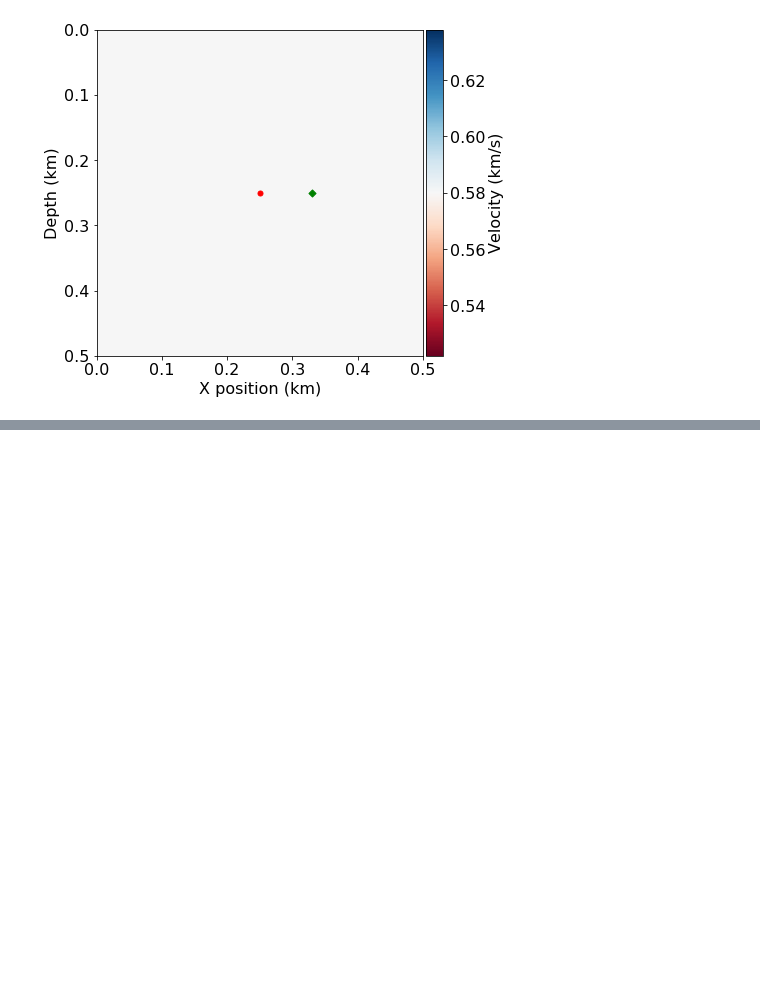
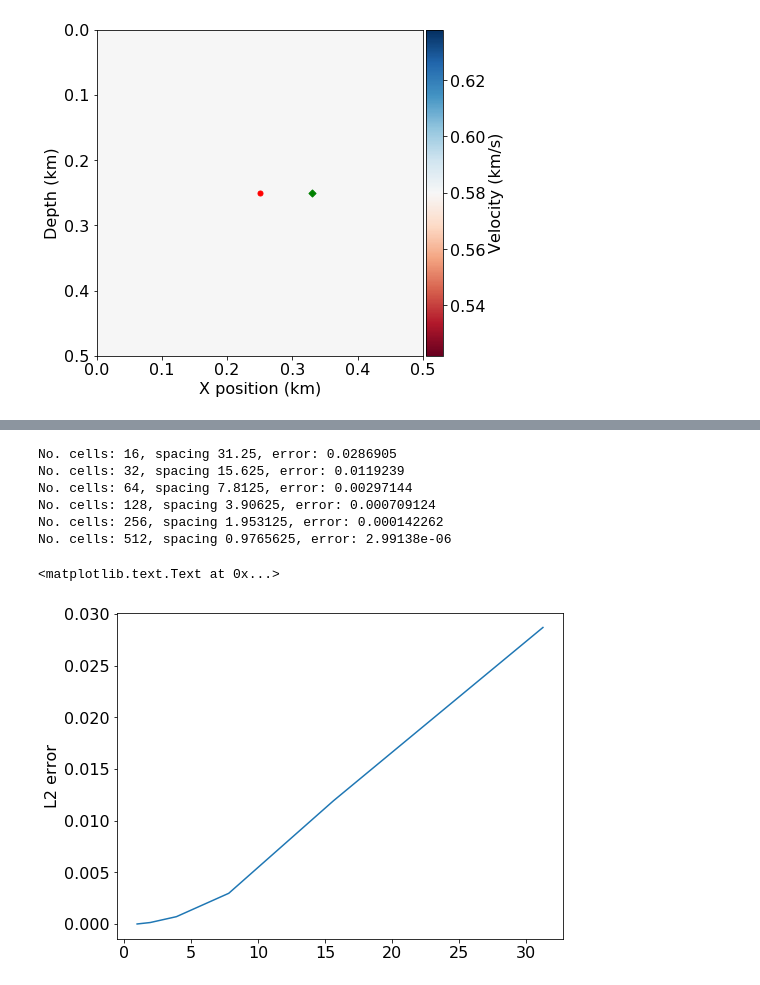
Before and after one commit to gamdow/devito, a Jupyter notebook: examples/seismic/convergence.ipynb, the cells around one changed output, grey strips where cells are left out. Cells and saved outputs as stored; diff of their text form; code cells hidden in the pictures; blank space fills up the shorter version.

```diff
--- a/examples/seismic/convergence.ipynb
+++ b/examples/seismic/convergence.ipynb
@@ -292,0 +419,30 @@ errorl2
+# %%
+src_loc = (250., 250.)
+rec_loc = (330., 250.)
+ncells = np.array([16, 32, 64, 128, 256, 512])
+spacing = 500. / ncells
+errorl2 = np.zeros(ncells.shape, dtype=np.float32)
+
+analytical = analytical_solution(src_loc, rec_loc, _source, time)
+for i, nc in enumerate(ncells):
+    numerical = numerical_solution(ncells=nc, src_loc=src_loc, rec_loc=rec_loc, order=2)
+
+    errorl2[i] = np.linalg.norm(analytical - numerical)
+    print("No. cells: %s, spacing %s, error: %s" % (nc, spacing[i], errorl2[i]))
+# %% [output]
+No. cells: 16, spacing 31.25, error: 0.0286905
+No. cells: 32, spacing 15.625, error: 0.0119239
+No. cells: 64, spacing 7.8125, error: 0.00297144
+No. cells: 128, spacing 3.90625, error: 0.000709124
+No. cells: 256, spacing 1.953125, error: 0.000142262
+No. cells: 512, spacing 0.9765625, error: 2.99138e-06
+# %%
+plt.figure()
+plt.plot(spacing, errorl2)
+plt.title('')
+plt.xlabel('')
+plt.tick_params()
+plt.ylabel('L2 error')
+# %% [output]
+<matplotlib.text.Text at 0x...>
+[figure, added]
```
Also changed, not shown: parts of 13 cells of this notebook.
